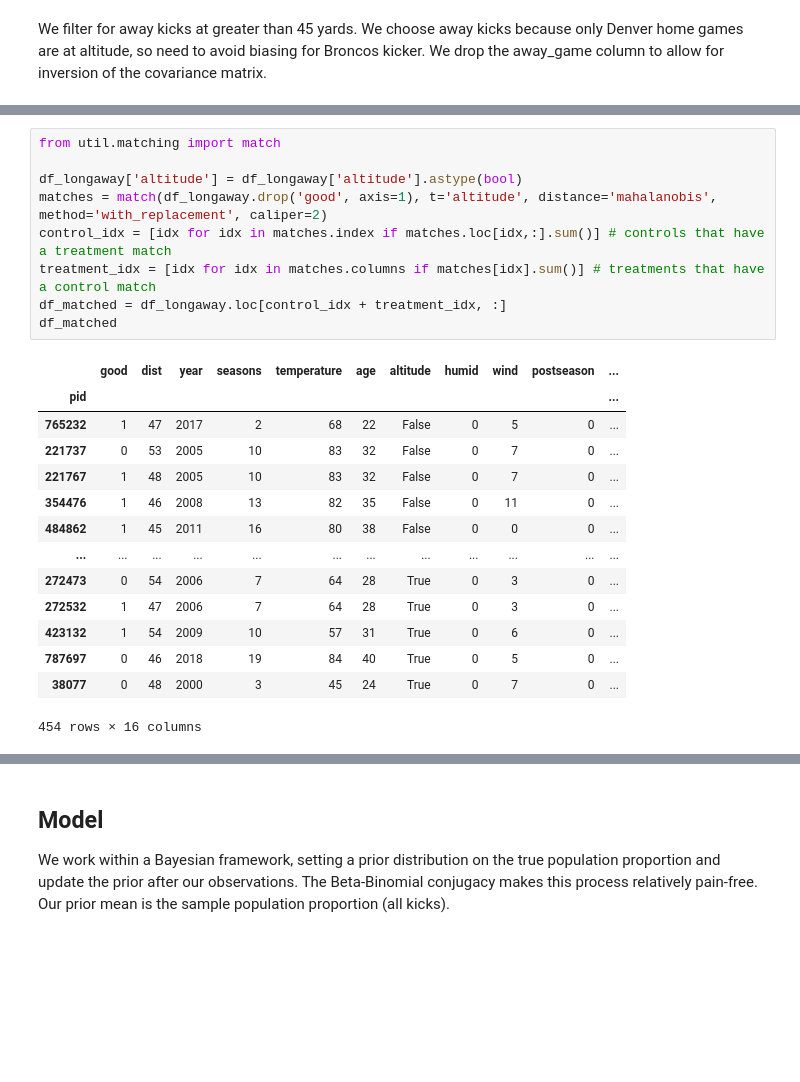
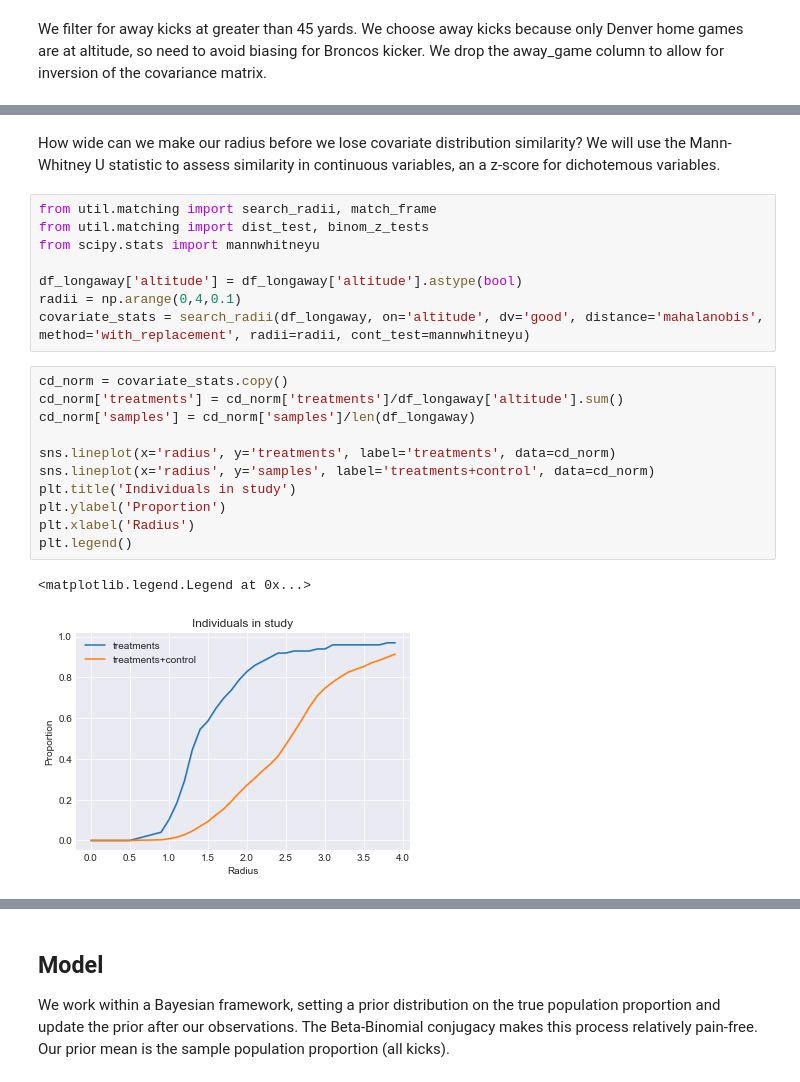
Before and after one commit to lewisbails/nfl-project, a Jupyter notebook: notebooks/altitude.ipynb, the cells around one changed output, grey strips where cells are left out. Drawn from its saved outputs; the diff is of its cells as text; blank space fills up the shorter version.

```diff
--- a/notebooks/altitude.ipynb
+++ b/notebooks/altitude.ipynb
@@ -89,24 +88,24 @@ We find paired kicks for altitude and sea-level with replacement using mahalanob
-# %%
-from util.matching import match
-
-df_longaway['altitude'] = df_longaway['altitude'].astype(bool)
-matches = match(df_longaway.drop('good', axis=1), t='altitude', distance='mahalanobis', method='with_replacement', caliper=2)
-control_idx = [idx for idx in matches.index if matches.loc[idx,:].sum()] # controls that have a treatment match
-treatment_idx = [idx for idx in matches.columns if matches[idx].sum()] # treatments that have a control match
-df_matched = df_longaway.loc[control_idx + treatment_idx, :]
-df_matched
-# %% [output]
-|  | good | dist | year | seasons | temperature | age | altitude | humid | wind | postseason | ... |
-| pid |  |  |  |  |  |  |  |  |  |  | ... |
-| 765232 | 1 | 47 | 2017 | 2 | 68 | 22 | False | 0 | 5 | 0 | ... |
-| 221737 | 0 | 53 | 2005 | 10 | 83 | 32 | False | 0 | 7 | 0 | ... |
-| 221767 | 1 | 48 | 2005 | 10 | 83 | 32 | False | 0 | 7 | 0 | ... |
-| 354476 | 1 | 46 | 2008 | 13 | 82 | 35 | False | 0 | 11 | 0 | ... |
-| 484862 | 1 | 45 | 2011 | 16 | 80 | 38 | False | 0 | 0 | 0 | ... |
-| ... | ... | ... | ... | ... | ... | ... | ... | ... | ... | ... | ... |
-| 272473 | 0 | 54 | 2006 | 7 | 64 | 28 | True | 0 | 3 | 0 | ... |
-| 272532 | 1 | 47 | 2006 | 7 | 64 | 28 | True | 0 | 3 | 0 | ... |
-| 423132 | 1 | 54 | 2009 | 10 | 57 | 31 | True | 0 | 6 | 0 | ... |
-| 787697 | 0 | 46 | 2018 | 19 | 84 | 40 | True | 0 | 5 | 0 | ... |
-| 38077 | 0 | 48 | 2000 | 3 | 45 | 24 | True | 0 | 7 | 0 | ... |
-454 rows × 16 columns
+# %% [markdown]
+How wide can we make our radius before we lose covariate distribution similarity? We will use the Mann-Whitney U statistic to assess similarity in continuous variables, an a z-score for dichotemous variables.
+# %%
+from util.matching import search_radii, match_frame
+from util.matching import dist_test, binom_z_tests
+from scipy.stats import mannwhitneyu
+
+df_longaway['altitude'] = df_longaway['altitude'].astype(bool)
+radii = np.arange(0,4,0.1)
+covariate_stats = search_radii(df_longaway, on='altitude', dv='good', distance='mahalanobis', method='with_replacement', radii=radii, cont_test=mannwhitneyu)
+# %%
+cd_norm = covariate_stats.copy()
+cd_norm['treatments'] = cd_norm['treatments']/df_longaway['altitude'].sum()
+cd_norm['samples'] = cd_norm['samples']/len(df_longaway)
+
+sns.lineplot(x='radius', y='treatments', label='treatments', data=cd_norm)
+sns.lineplot(x='radius', y='samples', label='treatments+control', data=cd_norm)
+plt.title('Individuals in study')
+plt.ylabel('Proportion')
+plt.xlabel('Radius')
+plt.legend()
+# %% [output]
+<matplotlib.legend.Legend at 0x...>
+[figure, added]
```
Also changed, not shown: parts of 13 cells of this notebook, 3 other files.
